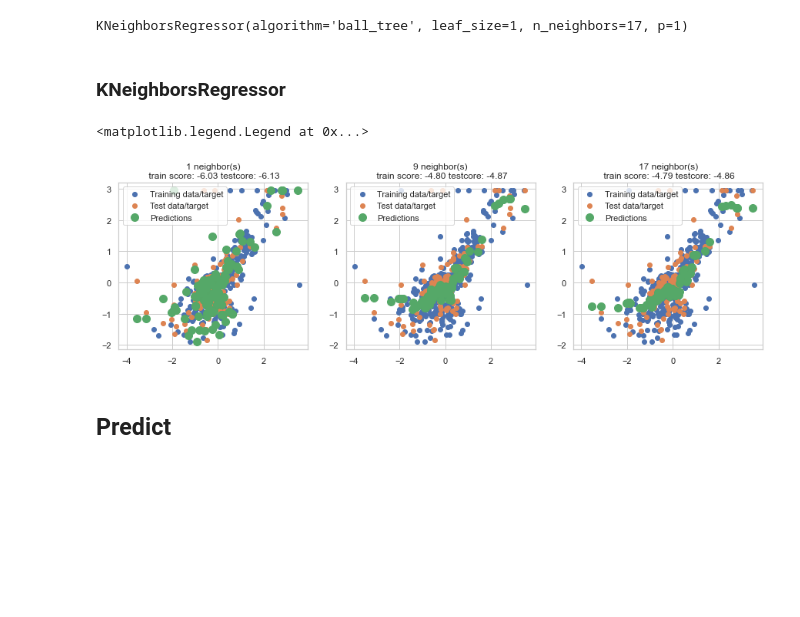
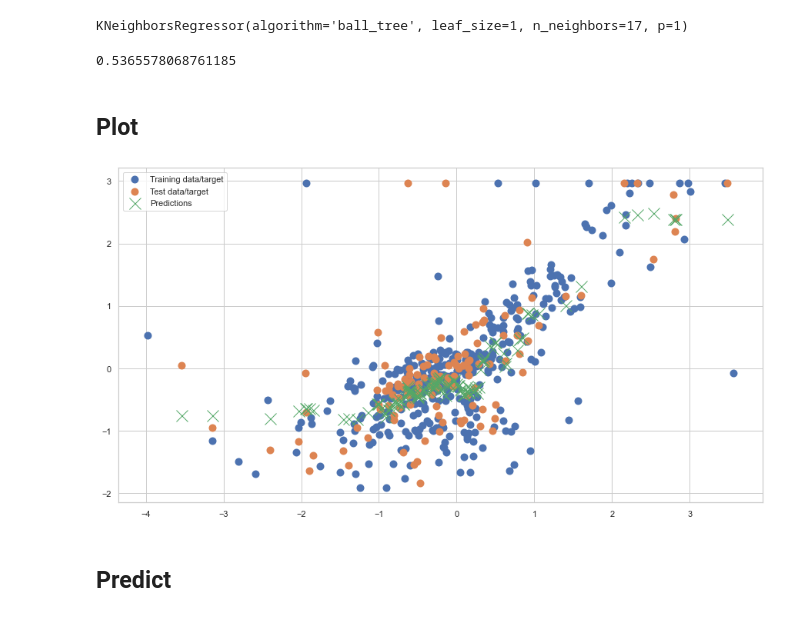
Before and after one commit to BlasFerreira/Machine_Learning, a Jupyter notebook: Supervised/Regression/1_KNN/1_Housing_case/KNeighborsRegressor.ipynb, the cells around one changed output. Saved outputs shown, nothing was run; the diff lists cells and outputs as text; code cells hidden in the pictures; blank space fills up the shorter version.

```diff
--- a/Supervised/Regression/1_KNN/1_Housing_case/KNeighborsRegressor.ipynb
+++ b/Supervised/Regression/1_KNN/1_Housing_case/KNeighborsRegressor.ipynb
@@ -373,7 +377,7 @@ para = {'weights'   : ['uniform','distance','callable'],
 # GridSearchCV will replace n_neighbors by values in param_grid.
 clf = GridSearchCV(model,
                    param_grid = para,
-                   scoring="neg_mean_squared_error",
+#                    scoring="neg_mean_squared_error",
                    cv=10,
                    refit=True)
 
@@ -399,26 +414,21 @@ plt.plot( X_test_scale,)
 clf.best_estimator_
 # %% [output]
 KNeighborsRegressor(algorithm='ball_tree', leaf_size=1, n_neighbors=17, p=1)
-# %% [markdown]
-### KNeighborsRegressor
-# %%
-fig, axes = plt.subplots(1, 3, figsize=(15, 4))
-
-for n_neighbors, ax in zip([1, 9, 17], axes):
-    reg = KNeighborsRegressor(n_neighbors=n_neighbors, algorithm='ball_tree', leaf_size=6,  p=1)
-    reg.fit(X_train_scal, y_train_scal)
-    ax.scatter(X_train_scal,y_train_scal)
-    ax.scatter(X_test_scal,y_test_scal)
-    ax.plot(X_test_scal,  reg.predict(X_test_scal) ,'.', color = 'g',markersize =20)
-    ax.set_title("{} neighbor(s)\n train score: {:.2f} testcore: {:.2f}".format(n_neighbors,reg.score(X_train, y_train),reg.score(X_test, y_test)))
-#     ax.set_xlabel("Feature")
-#     ax.set_ylabel("Target")
-axes[0].legend(["Training data/target","Test data/target","Predictions"], loc="best")
-axes[1].legend(["Training data/target","Test data/target","Predictions"], loc="best")
-axes[2].legend(["Training data/target","Test data/target","Predictions"], loc="best")
-# %% [output]
-<matplotlib.legend.Legend at 0x...>
-[figure, old version]
+# %%
+clf.score(X_test_scal,y_test_scal)
+# %% [output]
+0.5365578068761185
+# %% [markdown]
+## Plot
+# %%
+plt.figure(figsize=(15,8))
+plt.scatter(X_train_scal,y_train_scal,linewidths = 4)
+plt.scatter(X_test_scal,y_test_scal,linewidths = 4)
+plt.plot( X_test_scal,clf.predict(X_test_scal),'x',color = 'g',markersize=15)
+plt.legend(["Training data/target","Test data/target","Predictions"], loc="best")
+plt.show()
+# %% [output]
+[figure, new version]
 # %% [markdown]
 ## Predict
 # %%
```
Also changed, not shown: parts of 19 cells of this notebook, 2 other files.
